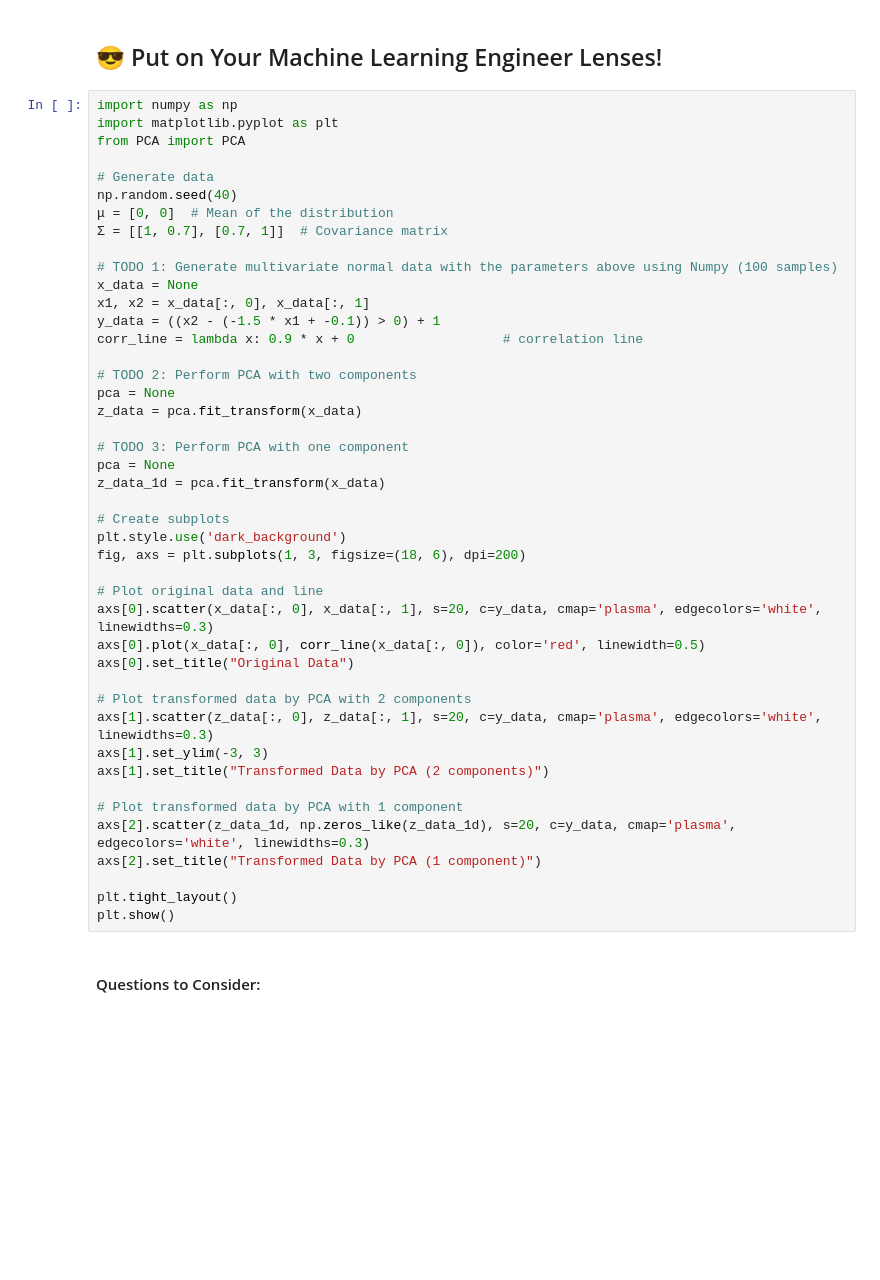
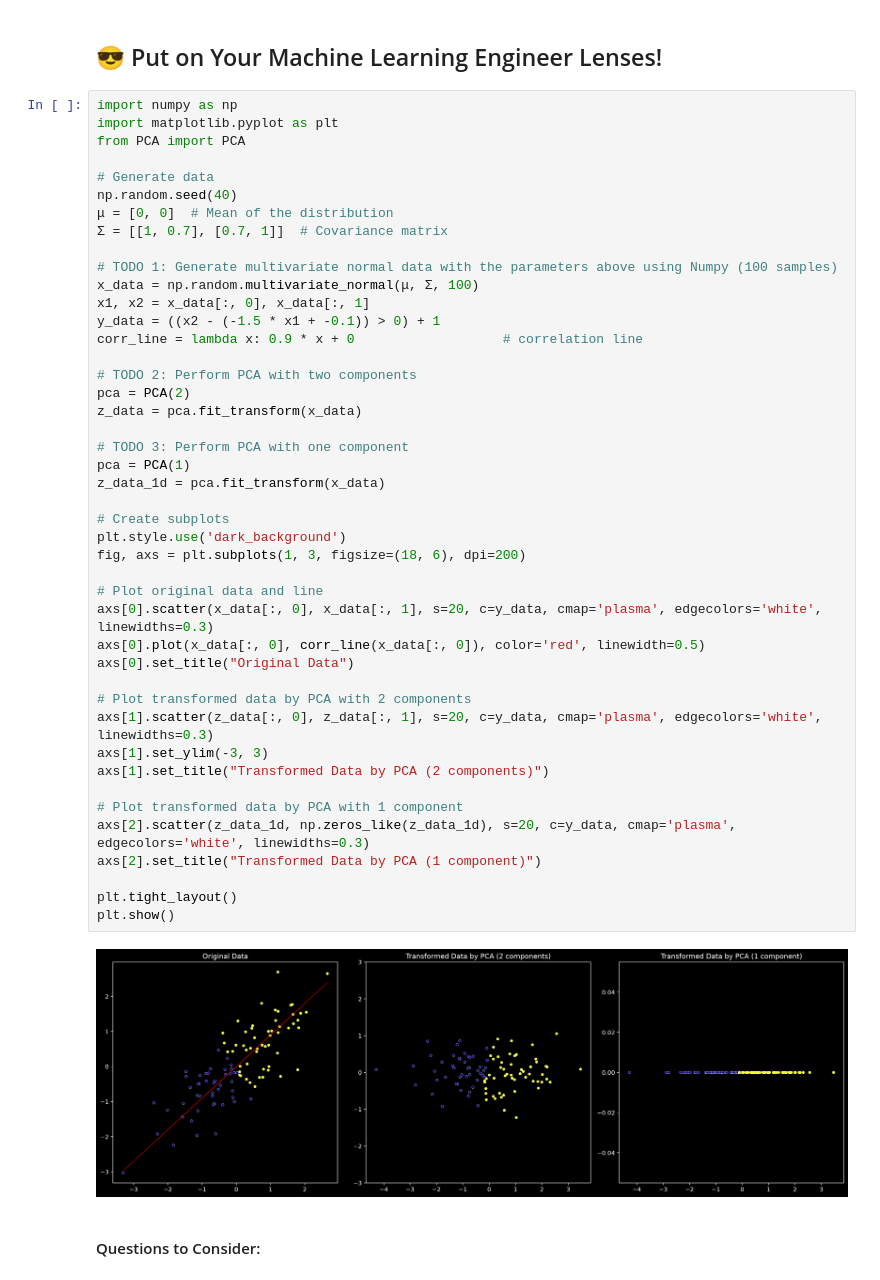
Before and after one commit to AFaseeh/pattern-recognition, a Jupyter notebook: kde-pca/PCA.ipynb, the cells around one changed output. Cells and saved outputs as stored; diff of their text form; blank space fills up the shorter version.

```diff
--- a/kde-pca/PCA.ipynb
+++ b/kde-pca/PCA.ipynb
@@ -173,39 +175,41 @@ np.random.seed(40)
 Σ = [[1, 0.7], [0.7, 1]]  # Covariance matrix
 
 # TODO 1: Generate multivariate normal data with the parameters above using Numpy (100 samples)
-x_data = None
+x_data = np.random.multivariate_normal(μ, Σ, 100)
 x1, x2 = x_data[:, 0], x_data[:, 1]
 y_data = ((x2 - (-1.5 * x1 + -0.1)) > 0) + 1
 corr_line = lambda x: 0.9 * x + 0                   # correlation line
 
 # TODO 2: Perform PCA with two components
-pca = None
+pca = PCA(2)
 z_data = pca.fit_transform(x_data)
 
 # TODO 3: Perform PCA with one component
-pca = None
+pca = PCA(1)
 z_data_1d = pca.fit_transform(x_data)
 
 # Create subplots
 plt.style.use('dark_background')
 fig, axs = plt.subplots(1, 3, figsize=(18, 6), dpi=200)
 
 # Plot original data and line
 axs[0].scatter(x_data[:, 0], x_data[:, 1], s=20, c=y_data, cmap='plasma', edgecolors='white', linewidths=0.3)
 axs[0].plot(x_data[:, 0], corr_line(x_data[:, 0]), color='red', linewidth=0.5)
 axs[0].set_title("Original Data")
 
 # Plot transformed data by PCA with 2 components
 axs[1].scatter(z_data[:, 0], z_data[:, 1], s=20, c=y_data, cmap='plasma', edgecolors='white', linewidths=0.3)
 axs[1].set_ylim(-3, 3)
 axs[1].set_title("Transformed Data by PCA (2 components)")
 
 # Plot transformed data by PCA with 1 component
 axs[2].scatter(z_data_1d, np.zeros_like(z_data_1d), s=20, c=y_data, cmap='plasma', edgecolors='white', linewidths=0.3)
 axs[2].set_title("Transformed Data by PCA (1 component)")
 
 plt.tight_layout()
 plt.show()
+# %% [output]
+[figure, added]
 # %% [markdown]
 #### Questions to Consider:
 # %% [markdown]
```
Also changed, not shown: parts of 7 cells of this notebook, 2 other files.
